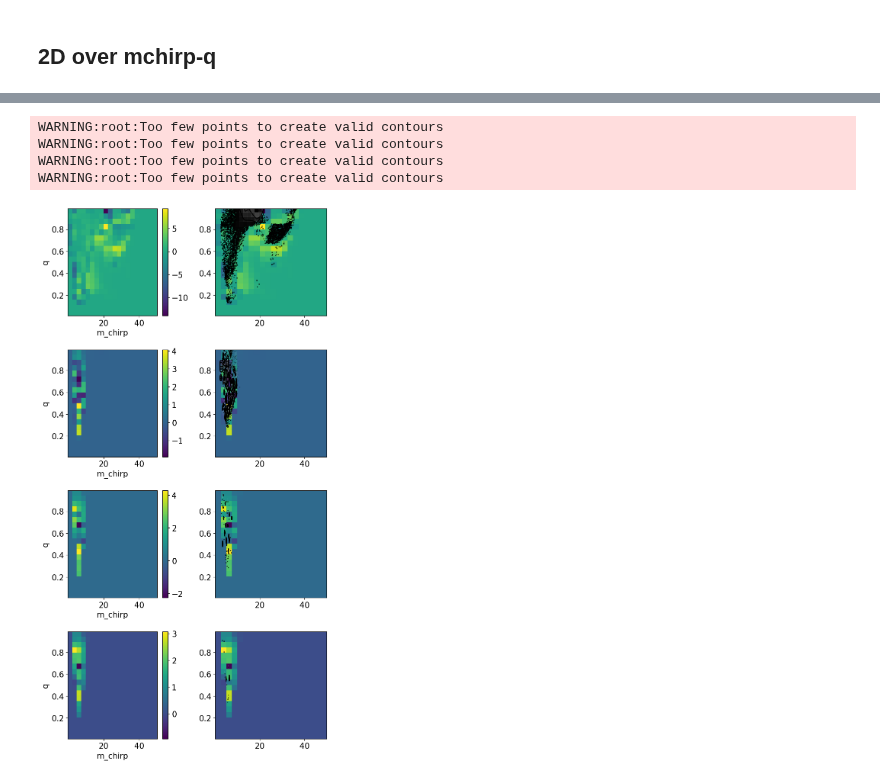
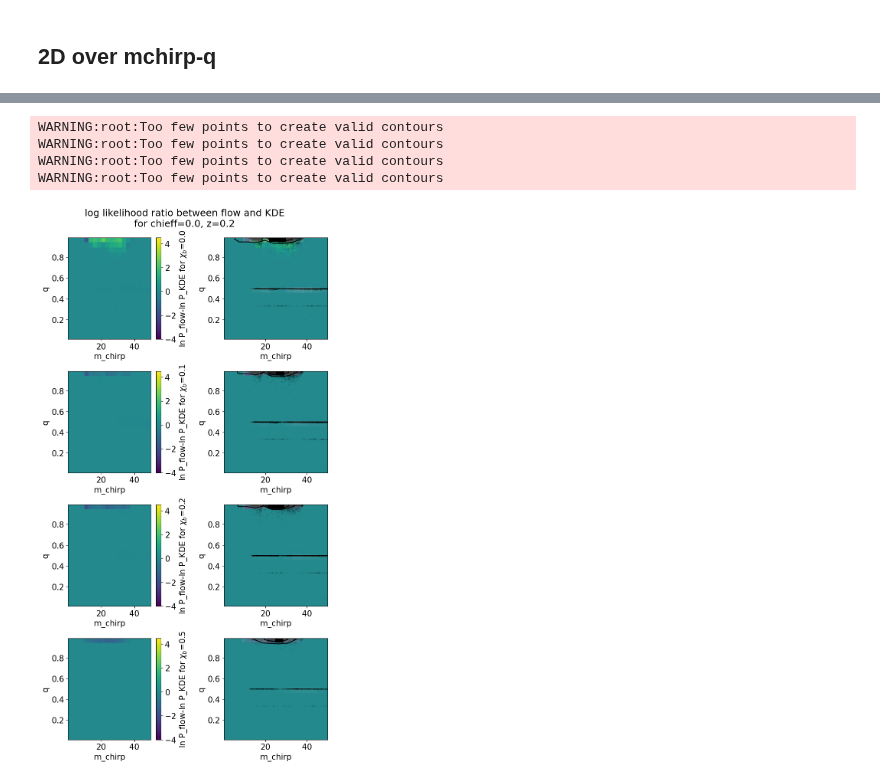
Before and after one commit to scolloms/AMAZE_model_selection, a Jupyter notebook: testing_notebooks/1D_p_theta_checks.ipynb, the cells around one changed output, grey strips where cells are left out. Drawn from its saved outputs; the diff is of its cells as text; code cells hidden in the pictures.

Commit message:
plotting likelihood ratios and runs plots

```diff
--- a/testing_notebooks/1D_p_theta_checks.ipynb
+++ b/testing_notebooks/1D_p_theta_checks.ipynb
@@ -419,5 +586,5 @@ for chibid, xb in enumerate(chi_b):
         for  i, m in enumerate(mchirps):
             for j, q in enumerate(qs):
                 sample = np.reshape([m, q,0.0,0.2], (1,1,4))
-                p_mchirpq[chibid, alphaid, i, j] = samp.lnlike([chibid,alphaid], sample, flow, submodels_dict, channels, use_flows=True, prior_pdf=None, use_reg=True)
-                p_mchirpq_kde[chibid, alphaid, i, j] = samp.lnlike([chibid,alphaid], sample, KDE, submodels_dict, channels, use_flows=False, prior_pdf=None,use_reg=True)
+                p_mchirpq[chibid, alphaid, i, j] = samp.lnlike([chibid,alphaid], sample, flow, submodels_dict, channels, use_flows=True, prior_pdf=None, use_reg=True, smallest_n=990903)
+                p_mchirpq_kde[chibid, alphaid, i, j] = samp.lnlike([chibid,alphaid], sample, KDE, submodels_dict, channels, use_flows=False, prior_pdf=None,use_reg=True, smallest_n=990903)
@@ -423,0 +764,15 @@ for chibid, xb in enumerate(chi_b):
+# %%
+mchirps = np.linspace(0.1,49.9,20)
+qs = np.linspace(0.01,0.99,20)
+
+p_mchirpq = np.zeros((4,20,20))
+p_mchirpq_kde = np.zeros((4,20,20))
+p_mchirpq_kde_hbw = np.zeros((4,20,20))
+
+for chibid, xb in enumerate(chi_b):
+    for  i, m in enumerate(mchirps):
+        for j, q in enumerate(qs):
+            sample = np.reshape([m, q,0.0,0.2], (1,1,4))
+            p_mchirpq[chibid, i, j] = samp.lnlike([chibid], sample, flow, submodels_dict, channels, use_flows=True, prior_pdf=None, use_reg=True, smallest_n=10)
+            p_mchirpq_kde[chibid, i, j] = samp.lnlike([chibid], sample, KDE, submodels_dict, channels, use_flows=False, prior_pdf=None,use_reg=True, smallest_n=10)
+            #p_mchirpq_kde_hbw[chibid, i, j] = samp.lnlike([chibid], sample, KDE_halfbw, submodels_dict, channels, use_flows=False, prior_pdf=None,use_reg=True)
@@ -424,35 +797,38 @@ for chibid, xb in enumerate(chi_b):
 # %%
 plt.rcParams["figure.figsize"] = (8,15)
 plt.rcParams.update({'font.size': 15})
 
-for alphaid in range(5):
-    fig, ax = plt.subplots(4,2)
-    for chibid in range(4):
-        ratio = p_mchirpq[chibid, alphaid,:,:]-p_mchirpq_kde[chibid, alphaid,:,:]
-        c = ax[chibid,0].imshow(np.swapaxes(ratio, 0,1), extent=(mchirps[0], mchirps[-1], qs[0], qs[-1]), origin='lower', aspect='auto')
-        cbar = fig_mchirp.colorbar(c, ax=ax[chibid,0])
+fig, ax = plt.subplots(4,2)
+for chibid in range(4):
+    ratio = p_mchirpq[chibid,:,:]-p_mchirpq_kde[chibid,:,:]
+    c = ax[chibid,0].imshow(np.swapaxes(ratio, 0,1), extent=(mchirps[0], mchirps[-1], qs[0], qs[-1]), origin='lower', vmin=-4, vmax=4.5, aspect='auto')
+    cbar = fig_mchirp.colorbar(c, ax=ax[chibid,0])
+    cbar.set_label(fr'ln P_flow-ln P_KDE for $\chi_b$={chi_b[chibid]}')
 
-        ax[chibid,0].set_xlabel(fr'm_chirp')
-        ax[chibid,0].set_ylabel(fr'q')
+    ax[chibid,0].set_xlabel(fr'm_chirp')
+    ax[chibid,0].set_ylabel(fr'q')
 
-        bin_width = 0.05
-        chieffs = models_dict[(chibid,alphaid)][:]['chieff']
-        zs = models_dict[(chibid,alphaid)][:]['z']
-        bin_chieff = np.logical_and(chieffs>0.0 - 2*bin_width,  chieffs< 0.0 + 2*bin_width)
-        bin_z = np.logical_and(zs>0.2 - 10*bin_width, zs < 0.2 + 10*bin_width)
-        bin_conditions = np.logical_and(bin_chieff, bin_z)
+    bin_width = 0.05
+    chieffs = models_dict[(chibid)][:]['chieff']
+    zs = models_dict[(chibid)][:]['z']
+    bin_chieff = np.logical_and(chieffs>0.0 - 2*bin_width,  chieffs< 0.0 + 2*bin_width)
+    bin_z = np.logical_and(zs>0.2 - 10*bin_width, zs < 0.2 + 10*bin_width)
+    bin_conditions = np.logical_and(bin_chieff, bin_z)
 
-        c = ax[chibid,1].imshow(np.swapaxes(ratio,0,1), extent=(mchirps[0], mchirps[-1], qs[0], qs[-1]), origin='lower', aspect='auto', zorder=-200)
+    c = ax[chibid,1].imshow(np.swapaxes(ratio,0,1), extent=(mchirps[0], mchirps[-1], qs[0], qs[-1]), origin='lower', vmin=-4, vmax=4.5, aspect='auto', zorder=-200)
 
-        corner.hist2d(np.array(models_dict[(chibid,alphaid)][bin_conditions]['mchirp']), np.array(models_dict[(chibid,alphaid)][bin_conditions]['q']),\
-             weights=np.array(weights_dict[(chibid,alphaid)][bin_conditions]), alpha=0.5, density=True, ax=ax[chibid,1], no_fill_contours=True)
-        ax[chibid,1].set_xlim(mchirps[0], mchirps[-1])
-        ax[chibid,1].set_ylim(qs[0], qs[-1])
-    #fig.suptitle(fr'ln P_{flow}(m_chirp, q|$\chi_b$,$\alpha$) - ln P_{KDE}(m_chirp, q|$\chi_b$,$\alpha$) for chieff=0.0, z=0.2')
-    fig.tight_layout(pad=1.3)
+    corner.hist2d(np.array(models_dict[(chibid)][bin_conditions]['mchirp']), np.array(models_dict[(chibid)][bin_conditions]['q']),\
+            weights=np.array(weights_dict[(chibid)][bin_conditions]), alpha=0.5, density=True, ax=ax[chibid,1], no_fill_contours=True)
+    ax[chibid,1].set_xlim(mchirps[0], mchirps[-1])
+    ax[chibid,1].set_ylim(qs[0], qs[-1])
+    ax[chibid,1].set_xlabel(fr'm_chirp')
+    ax[chibid,1].set_ylabel(fr'q')
+fig.suptitle('log likelihood ratio between flow and KDE''\n''for chieff=0.0, z=0.2')
+fig.tight_layout(pad=1.3)
+#fig.savefig(f'llh_ratio/slices/CE2Dmchirpq_chi0_z02_alpha{alpha[alphaid]}.pdf')
 # %% [output]
 WARNING:root:Too few points to create valid contours
 WARNING:root:Too few points to create valid contours
 WARNING:root:Too few points to create valid contours
 WARNING:root:Too few points to create valid contours
-[figure, old version]
+[figure, new version]
```
Also changed, not shown: parts of 31 cells of this notebook, 2 other files.
